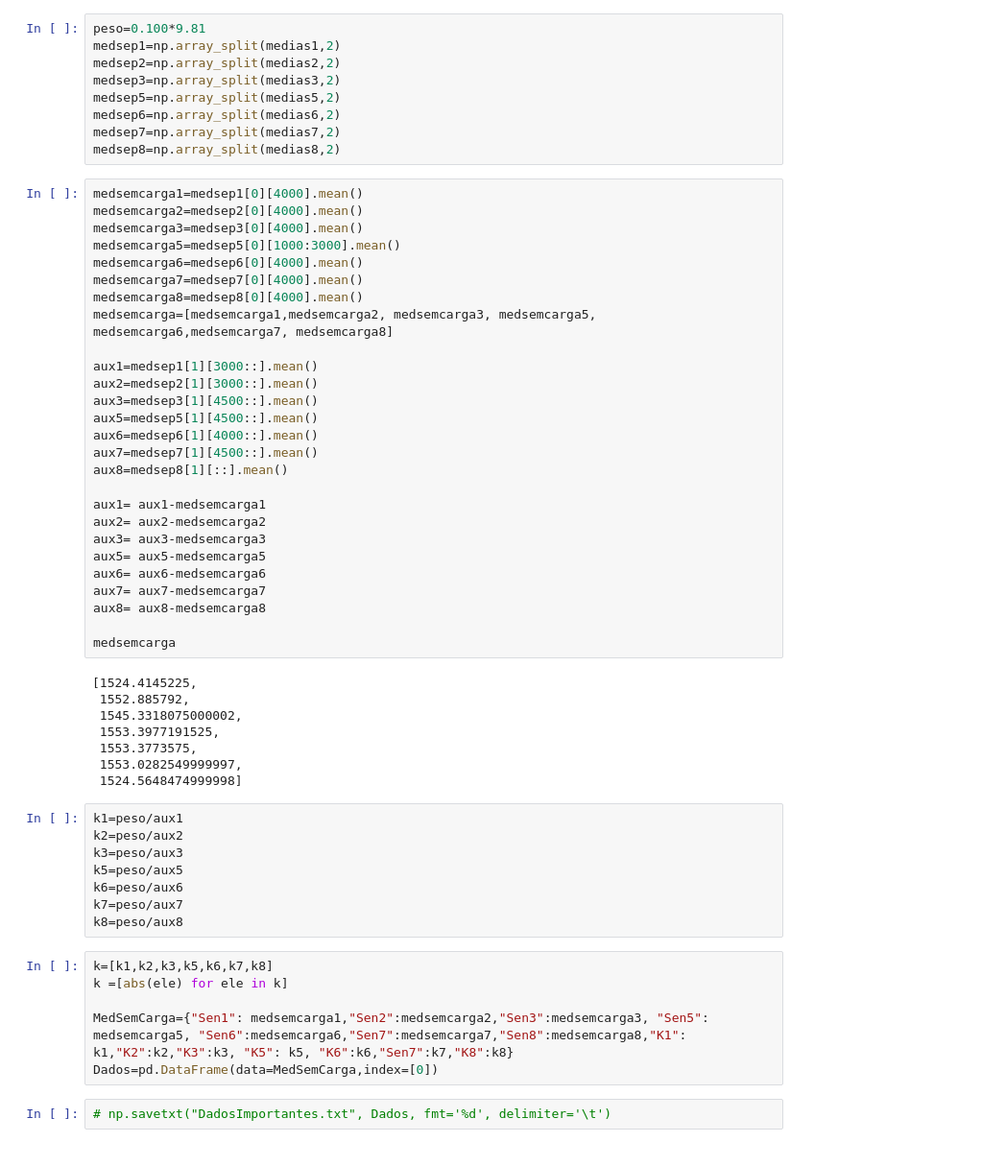
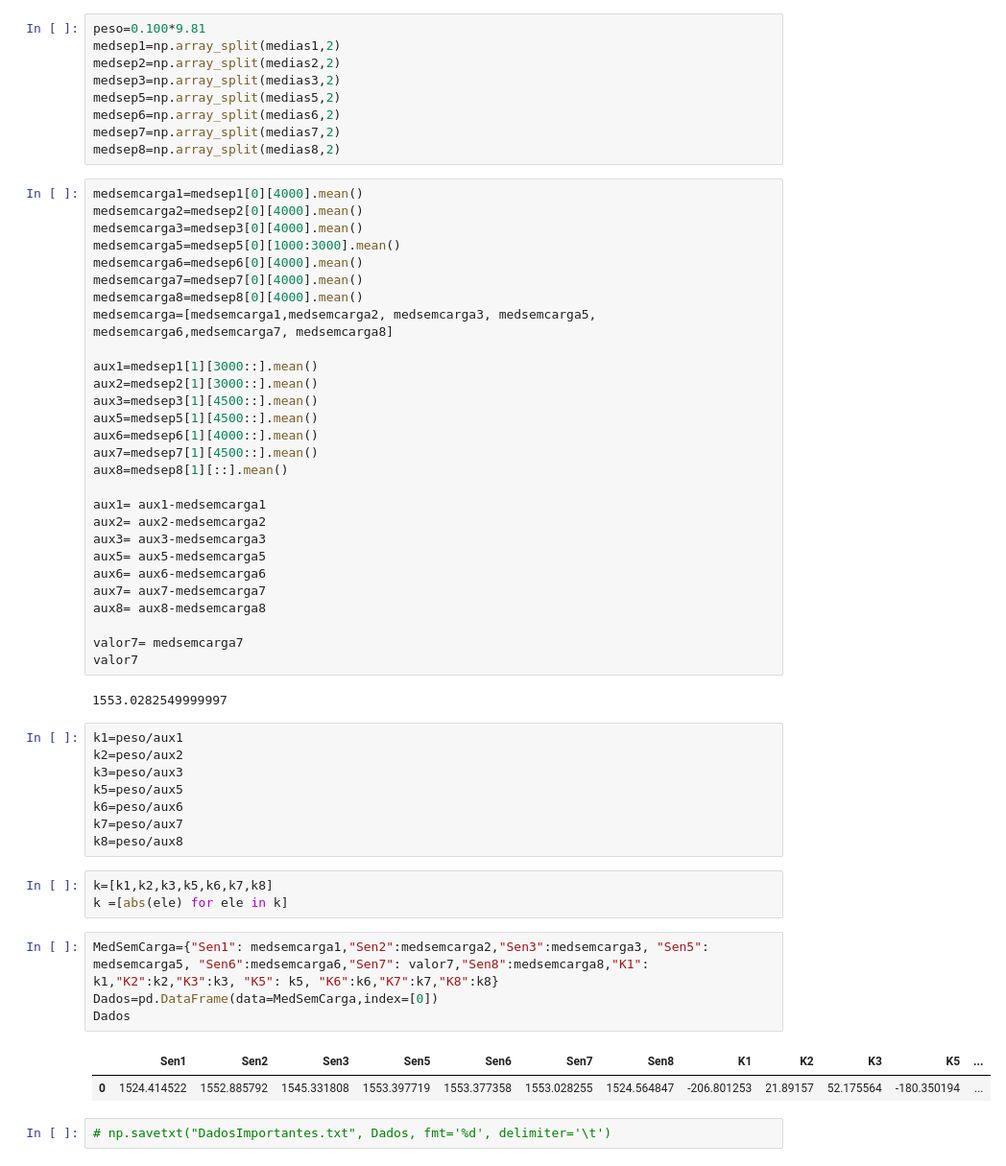
Before and after one commit to NicolasLSchneebeli/IC-TesteInicial, a Jupyter notebook: Carac/caracterizacao.ipynb, the cells around one changed output. Shown at 96% size. Cells and saved outputs as stored; diff of their text form.

```diff
--- a/Carac/caracterizacao.ipynb
+++ b/Carac/caracterizacao.ipynb
@@ -164,15 +164,10 @@ aux6= aux6-medsemcarga6
 aux7= aux7-medsemcarga7
 aux8= aux8-medsemcarga8
 
-medsemcarga
+valor7= medsemcarga7
+valor7
 # %% [output]
-[1524.4145225,
- 1552.885792,
- 1545.3318075000002,
- 1553.3977191525,
- 1553.3773575,
- 1553.0282549999997,
- 1524.5648474999998]
+1553.0282549999997
 # %%
 k1=peso/aux1
 k2=peso/aux2
@@ -181,12 +176,16 @@ k5=peso/aux5
 k6=peso/aux6
 k7=peso/aux7
 k8=peso/aux8
+# %%
+k=[k1,k2,k3,k5,k6,k7,k8]
+k =[abs(ele) for ele in k]
 # %%
-k=[k1,k2,k3,k5,k6,k7,k8]
-k =[abs(ele) for ele in k]
-
-MedSemCarga={"Sen1": medsemcarga1,"Sen2":medsemcarga2,"Sen3":medsemcarga3, "Sen5": medsemcarga5, "Sen6":medsemcarga6,"Sen7":medsemcarga7,"Sen8":medsemcarga8,"K1": k1,"K2":k2,"K3":k3, "K5": k5, "K6":k6,"Sen7":k7,"K8":k8}
+MedSemCarga={"Sen1": medsemcarga1,"Sen2":medsemcarga2,"Sen3":medsemcarga3, "Sen5": medsemcarga5, "Sen6":medsemcarga6,"Sen7": valor7,"Sen8":medsemcarga8,"K1": k1,"K2":k2,"K3":k3, "K5": k5, "K6":k6,"K7":k7,"K8":k8}
 Dados=pd.DataFrame(data=MedSemCarga,index=[0])
+Dados
+# %% [output]
+|  | Sen1 | Sen2 | Sen3 | Sen5 | Sen6 | Sen7 | Sen8 | K1 | K2 | K3 | K5 | ... |
+| 0 | 1524.414522 | 1552.885792 | 1545.331808 | 1553.397719 | 1553.377358 | 1553.028255 | 1524.564847 | -206.801253 | 21.89157 | 52.175564 | -180.350194 | ... |
 # %%
 # np.savetxt("DadosImportantes.txt", Dados, fmt='%d', delimiter='\t')
 # %%
```
Also changed, not shown: 2 other files.
